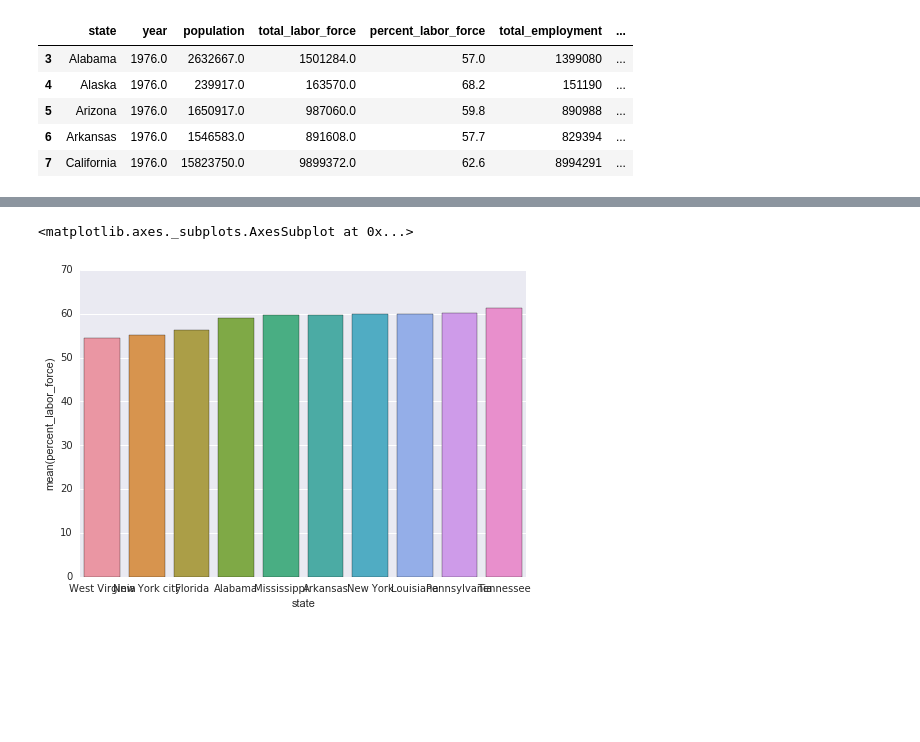
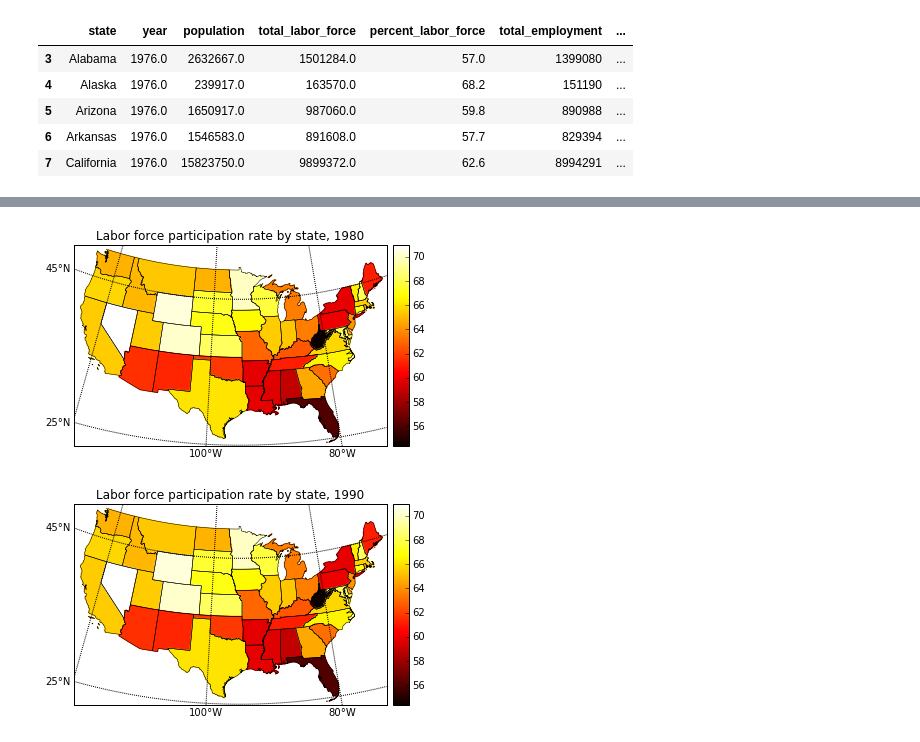
Before and after one commit to ryankresse/employment, a Jupyter notebook: mapping.ipynb, the cells around one changed output, grey strips where cells are left out. Drawn from its saved outputs; the diff is of its cells as text; code cells hidden in the pictures; blank space fills up the shorter version.

```diff
--- a/mapping.ipynb
+++ b/mapping.ipynb
@@ -37,7 +35,10 @@ eighty = states.loc[states.year == 1980, :]
-# %%
-eightyLf = {}
-for index, row in eighty.iterrows():
-    eightyLf[row['state']] = row['percent_labor_force']
+# %%
+def createDataDict(year, column):
+    df = states.loc[states.year == year, :]
+    dct = {}
+    for index, row in df.iterrows():
+        dct[row['state']] = row[column]
+    return dct
 # %%
 from __future__ import print_function
 import numpy as np
@@ -48,14 +49,14 @@ from matplotlib.patches import Polygon
 import matplotlib
 import matplotlib.cm as cm
 
-def plotStateData(dataDict):
+def plotStateData(dataDict, title):
     # Lambert Conformal map of lower 48 states.
 
     lst = [v for k, v in dataDict.items()]
     minima = min(lst)
     maxima = max(lst)
 
-    norm = matplotlib.colors.Normalize(vmin=minima, vmax=maxima, clip=True)
+    norm = matplotlib.colors.Normalize(vmin=minima, vmax=maxima)
     mapper = cm.ScalarMappable(norm=norm, cmap=cm.hot)
 
     m = Basemap(llcrnrlon=-119,llcrnrlat=22,urcrnrlon=-64,urcrnrlat=49,
@@ -96,5 +97,5 @@ def plotStateData(dataDict):
     m.drawmeridians(np.arange(-120,-40,20),labels=[0,0,0,1])
     mapper.set_array(lst)
     m.colorbar(mapper)
-    plt.title('Filling State Polygons by Population Density')
+    plt.title(title)
     plt.show()
@@ -105,6 +102,10 @@ plotStateData(eightyLf)
-# %%
-import seaborn as sns
-sns.barplot(data=eighty.sort_values('percent_labor_force').iloc[:10, :], x='state', y='percent_labor_force')
-# %% [output]
-<matplotlib.axes._subplots.AxesSubplot at 0x...>
-[figure, removed]
+# %%
+eightyLf = createDataDict(1980, 'percent_labor_force')
+plotStateData(eightyLf, 'Labor force participation rate by state, 1980')
+# %% [output]
+[figure, added]
+# %%
+ninetyLf = createDataDict(1990, 'percent_labor_force')
+plotStateData(eightyLf, 'Labor force participation rate by state, 1990')
+# %% [output]
+[figure, added]
```
Also changed, not shown: parts of 20 cells of this notebook.
